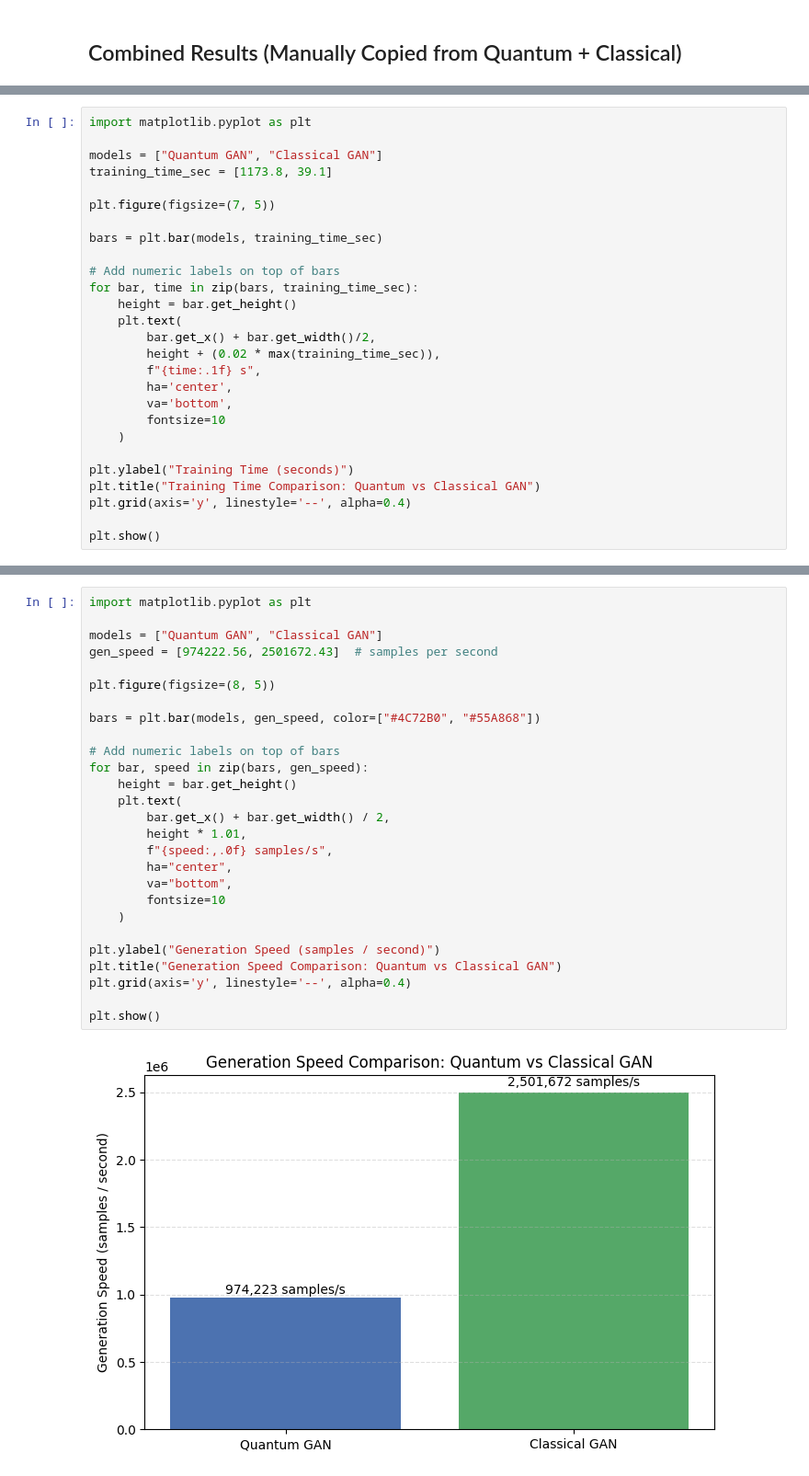
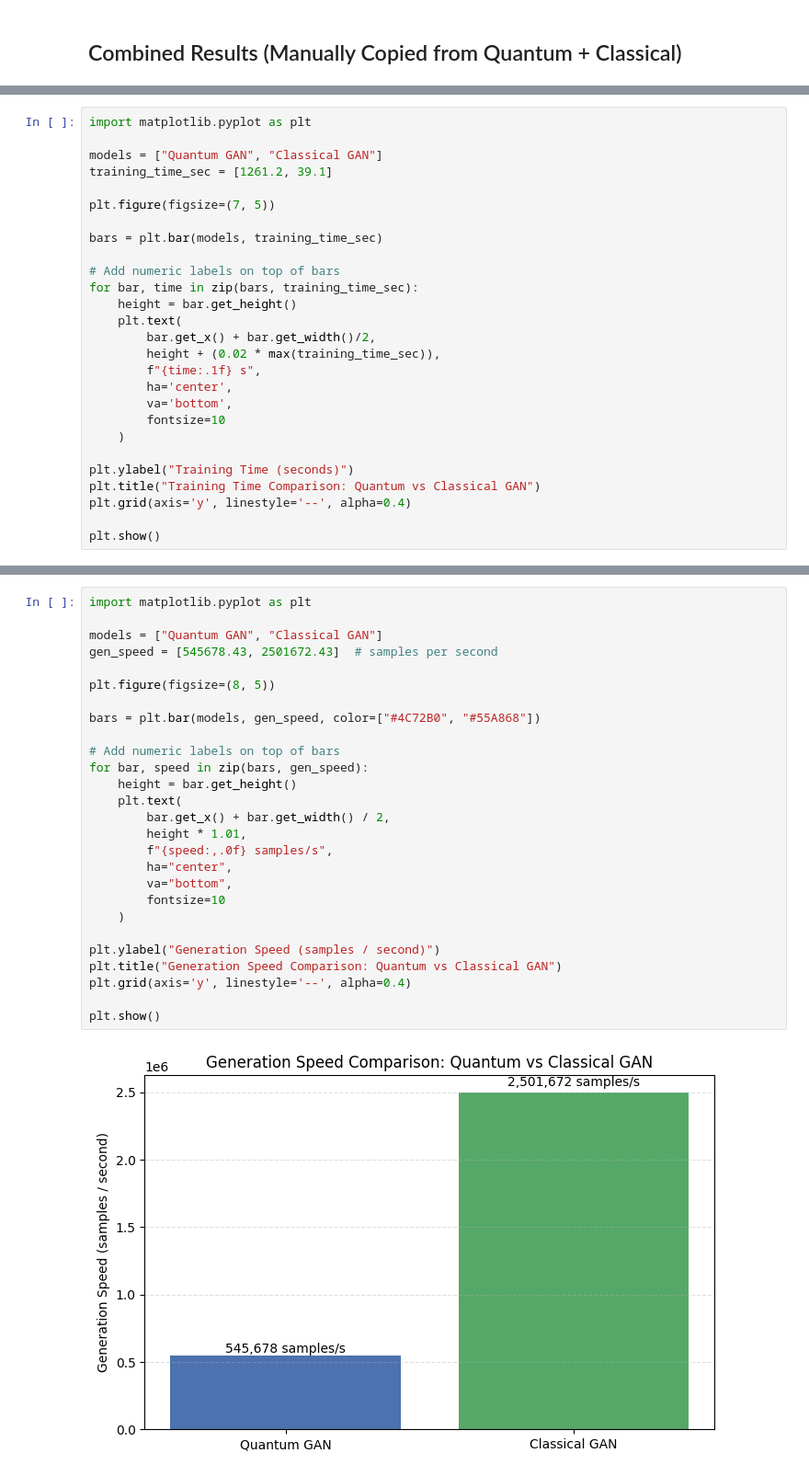
Before and after one commit to DevArtech/csc-4631-final-project, a Jupyter notebook: Quantum GAN.ipynb, the cells around one changed output, grey strips where cells are left out. Shown: that part at 92% size. Cells and saved outputs as stored; diff of their text form.

```diff
--- a/Quantum GAN.ipynb
+++ b/Quantum GAN.ipynb
@@ -728,7 +842,7 @@ plt.show()
 import matplotlib.pyplot as plt
 
 models = ["Quantum GAN", "Classical GAN"]
-training_time_sec = [1173.8, 39.1]
+training_time_sec = [1261.2, 39.1]
 
 plt.figure(figsize=(7, 5))
 
@@ -756,29 +870,29 @@ plt.show()
 # %%
 import matplotlib.pyplot as plt
 
 models = ["Quantum GAN", "Classical GAN"]
-gen_speed = [974222.56, 2501672.43]  # samples per second
+gen_speed = [545678.43, 2501672.43]  # samples per second
 
 plt.figure(figsize=(8, 5))
 
 bars = plt.bar(models, gen_speed, color=["#4C72B0", "#55A868"])
 
 # Add numeric labels on top of bars
 for bar, speed in zip(bars, gen_speed):
     height = bar.get_height()
     plt.text(
         bar.get_x() + bar.get_width() / 2,
         height * 1.01,
         f"{speed:,.0f} samples/s",
         ha="center",
         va="bottom",
         fontsize=10
     )
 
 plt.ylabel("Generation Speed (samples / second)")
 plt.title("Generation Speed Comparison: Quantum vs Classical GAN")
 plt.grid(axis='y', linestyle='--', alpha=0.4)
 
 plt.show()
 # %% [output]
-[figure, old version]
+[figure, new version]
```
Also changed, not shown: parts of 13 cells of this notebook, 2 other files.
